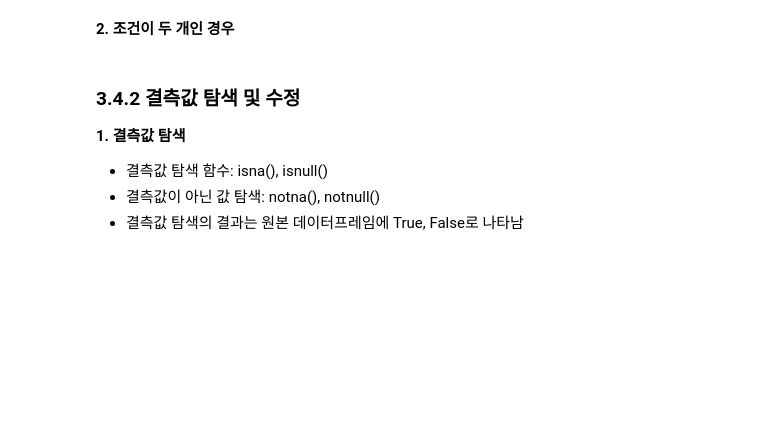
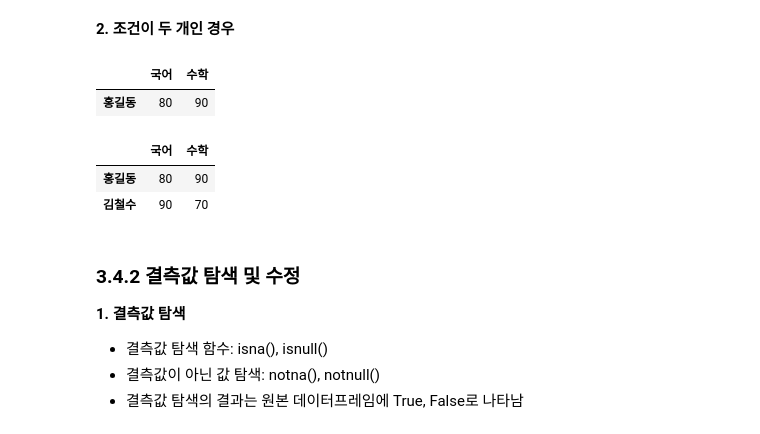
Before and after one commit to sigirace/sigirace.github.io, a Jupyter notebook: _posts/kang_lecture/python_preproc/1_3.2.판다스 기초.ipynb, the cells around one changed output. Cells and saved outputs as stored; diff of their text form; code cells hidden in the pictures; blank space fills up the shorter version.

```diff
--- a/_posts/kang_lecture/python_preproc/1_3.2.판다스 기초.ipynb
+++ b/_posts/kang_lecture/python_preproc/1_3.2.판다스 기초.ipynb
@@ -333,10 +543,17 @@ score[score['국어'] > 80]
 **2. 조건이 두 개인 경우**
 # %%
 # 둘 다 만족해야 함 (and)
-score[(score['국어'] > 70) and (score['수학'] > 80)]
+score[(score['국어'] > 70) & (score['수학'] > 80)]
+# %% [output]
+|  | 국어 | 수학 |
+| 홍길동 | 80 | 90 |
 # %%
 # 둘 중 하나만 만족해도 됨 (or)
-score[(score['국어'] > 85) or (score['수학'] > 85)]
+score[(score['국어'] > 85) | (score['수학'] > 85)]
+# %% [output]
+|  | 국어 | 수학 |
+| 홍길동 | 80 | 90 |
+| 김철수 | 90 | 70 |
 # %% [markdown]
 ### 3.4.2 결측값 탐색 및 수정
 
```
Also changed, not shown: parts of 89 cells of this notebook, 36 other files.
